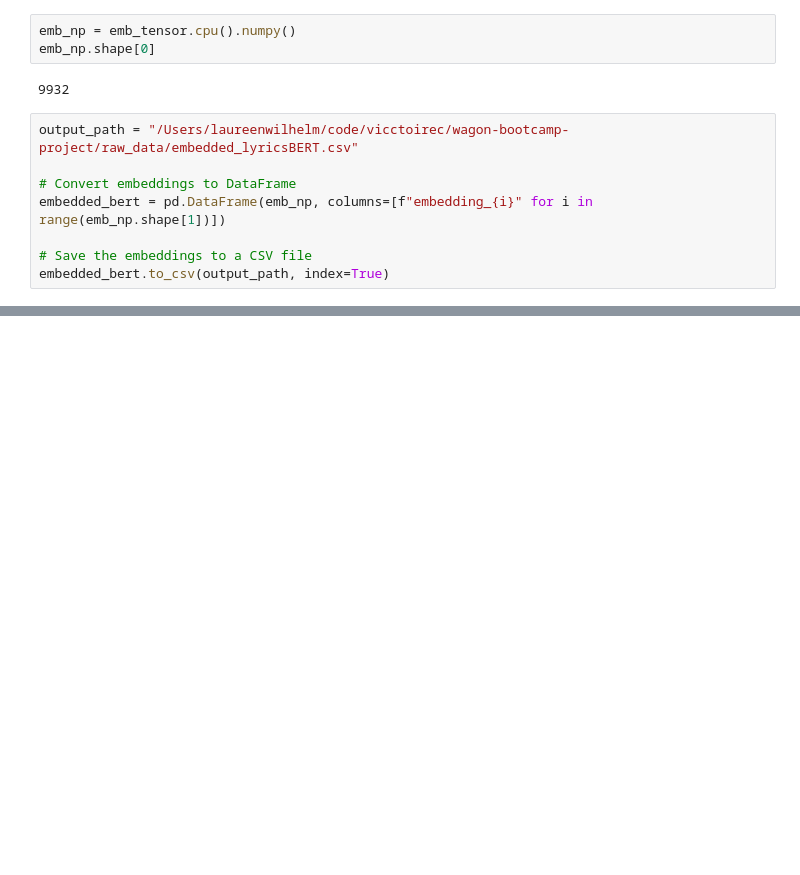
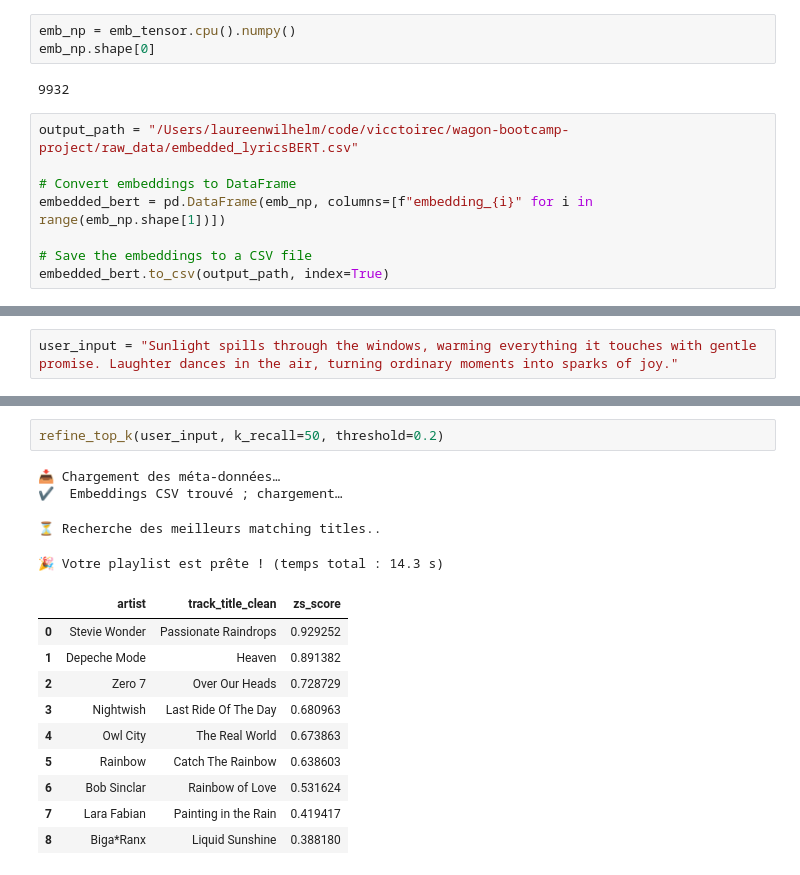
Before and after one commit to vicctoirec/wagon-bootcamp-project, a Jupyter notebook: notebooks/notebook_Laureen.ipynb, the cells around one changed output, grey strips where cells are left out. Saved outputs shown, nothing was run; the diff lists cells and outputs as text; blank space fills up the shorter version.

```diff
--- a/notebooks/notebook_Laureen.ipynb
+++ b/notebooks/notebook_Laureen.ipynb
@@ -768,0 +776,2 @@ To disable this warning, you can either:
+# %%
+user_input = "Sunlight spills through the windows, warming everything it touches with gentle promise. Laughter dances in the air, turning ordinary moments into sparks of joy."
@@ -768,0 +799,17 @@ To disable this warning, you can either:
+# %%
+refine_top_k(user_input, k_recall=50, threshold=0.2)
+# %% [output]
+📥 Chargement des méta-données…
+✔️  Embeddings CSV trouvé ; chargement…
+⏳ Recherche des meilleurs matching titles..
+🎉 Votre playlist est prête ! (temps total : 14.3 s)
+|  | artist | track_title_clean | zs_score |
+| 0 | Stevie Wonder | Passionate Raindrops | 0.929252 |
+| 1 | Depeche Mode | Heaven | 0.891382 |
+| 2 | Zero 7 | Over Our Heads | 0.728729 |
+| 3 | Nightwish | Last Ride Of The Day | 0.680963 |
+| 4 | Owl City | The Real World | 0.673863 |
+| 5 | Rainbow | Catch The Rainbow | 0.638603 |
+| 6 | Bob Sinclar | Rainbow of Love | 0.531624 |
+| 7 | Lara Fabian | Painting in the Rain | 0.419417 |
+| 8 | Biga*Ranx | Liquid Sunshine | 0.388180 |
```
Also changed, not shown: parts of 12 cells of this notebook.
